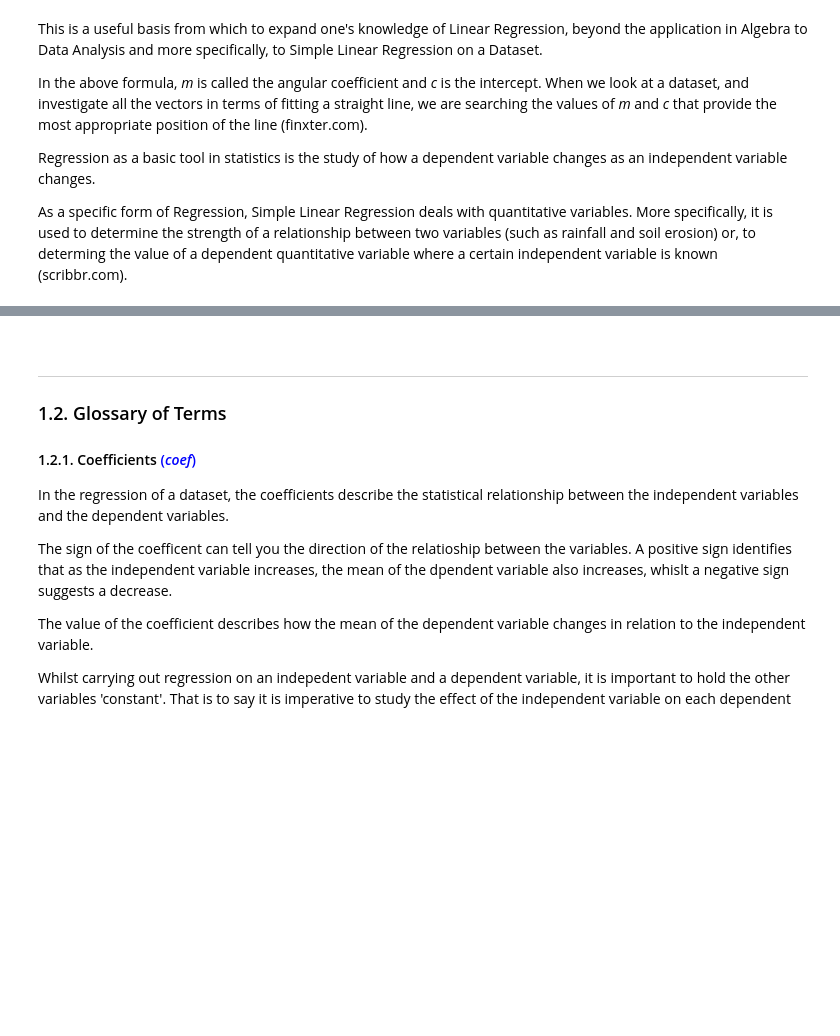
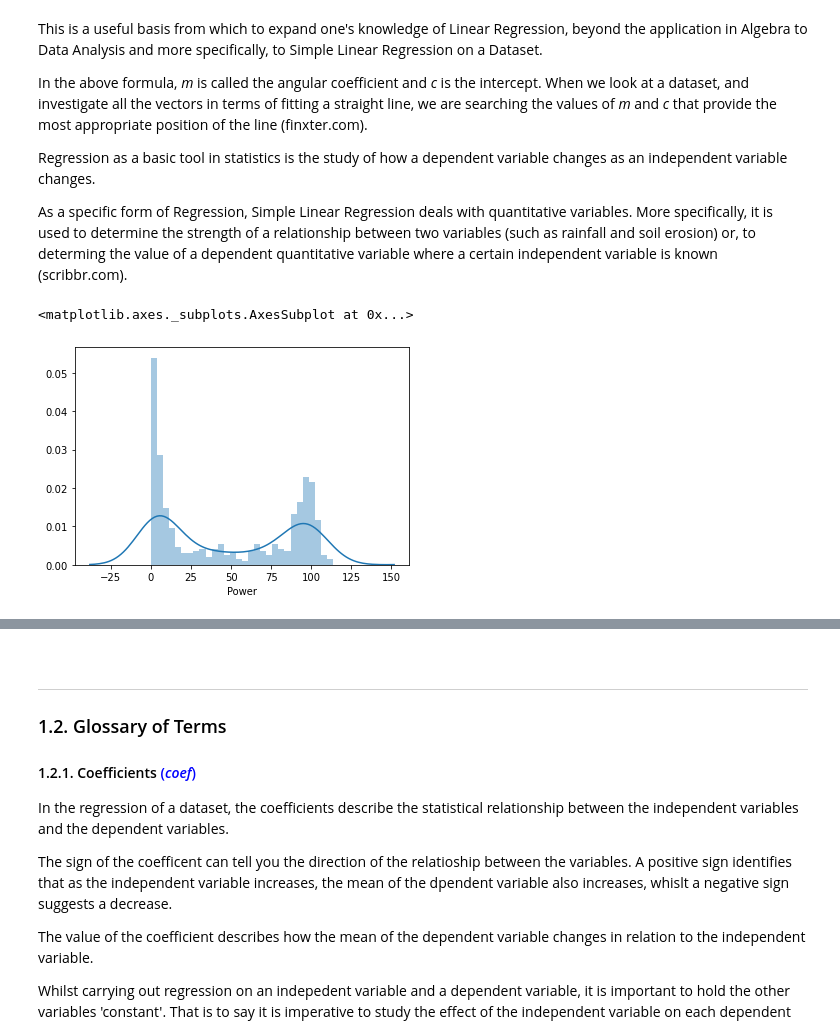
Before and after one commit to PJFinnerty/Project-2020-52446, a Jupyter notebook: Project-2020-PeterFinnerty.ipynb, the cells around one changed output, grey strips where cells are left out. Saved outputs shown, nothing was run; the diff lists cells and outputs as text; code cells hidden in the pictures; blank space fills up the shorter version.

```diff
--- a/Project-2020-PeterFinnerty.ipynb
+++ b/Project-2020-PeterFinnerty.ipynb
@@ -57,8 +57,19 @@ In the above formula, *m* is called the angular coefficient and *c* is the inter
 Regression as a basic tool in statistics is the study of how a dependent variable changes as an independent variable changes.
 
 As a specific form of Regression, Simple Linear Regression deals with quantitative variables. More specifically, it is used to determine the strength of a relationship between two variables (such as rainfall and soil erosion) or, to determing the value of a dependent quantitative variable where a certain independent variable is known (scribbr.com).
+# %%
+df = pd.read_csv("powerproduction.txt")
+
+power1 = df["power"]
+power2 = pd.DataFrame(power)
+
+speed1 = df["speed"]
+speed2 = pd.DataFrame(speed)
 # %%
-power_hist = sns.distplot(power, bins=30)
+power_hist = sns.distplot(power2, bins=30)
 plt.xlabel("Power")
 power_hist
+# %% [output]
+<matplotlib.axes._subplots.AxesSubplot at 0x...>
+[figure, added]
 # %%
```
Also changed, not shown: parts of 35 cells of this notebook, 2 other files.
